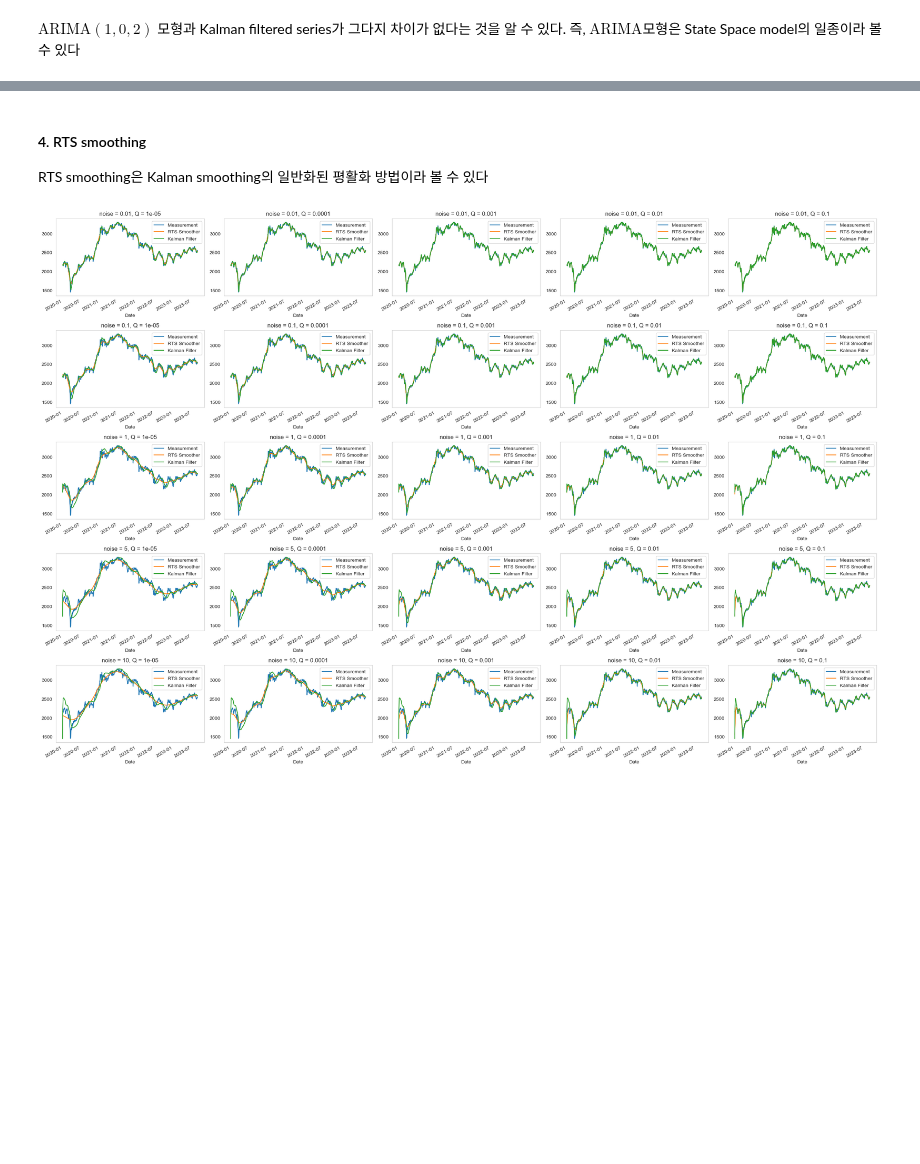
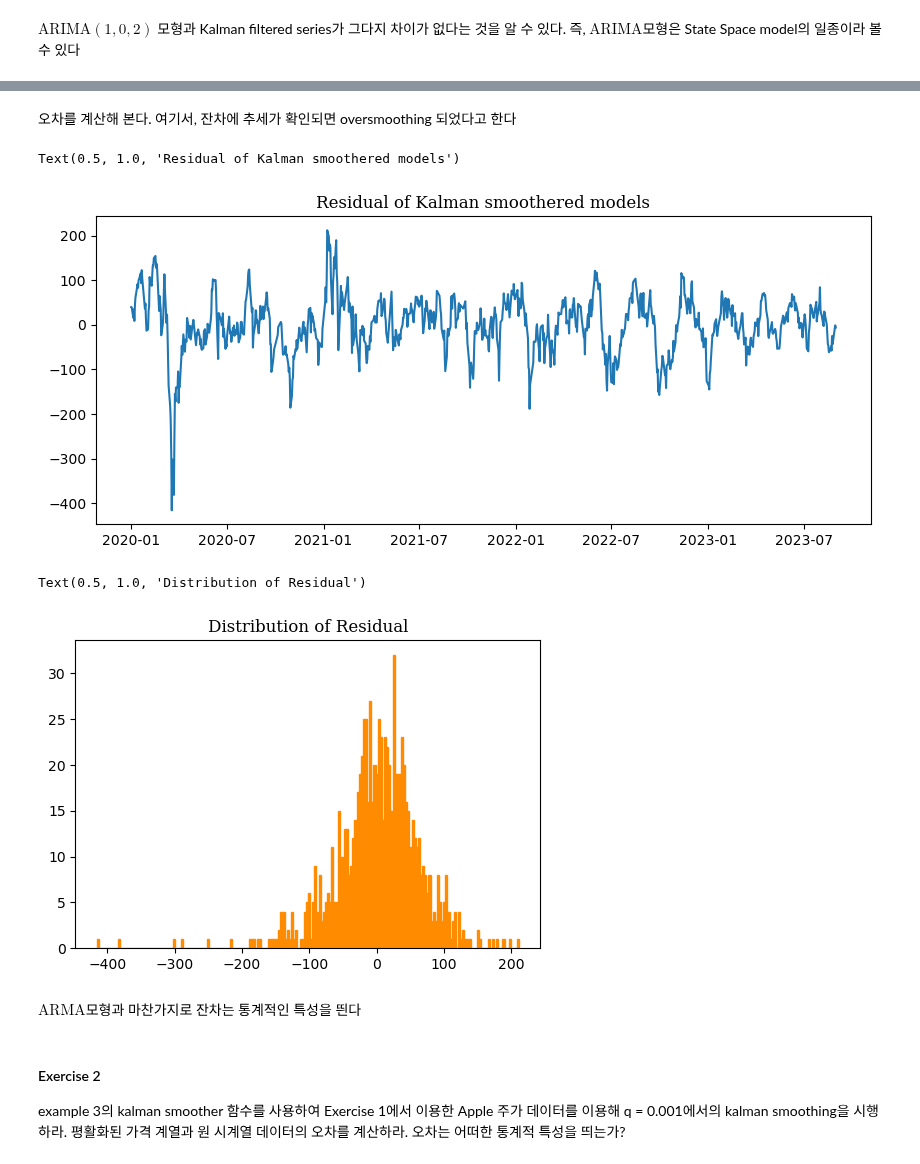
Before and after one commit to Tommylee1013/QUANTIFI, a Jupyter notebook: Week 09/State Space Models.ipynb, the cells around one changed output, grey strips where cells are left out. Saved outputs shown, nothing was run; the diff lists cells and outputs as text; code cells hidden in the pictures; blank space fills up the shorter version.

```diff
--- a/Week 09/State Space Models.ipynb
+++ b/Week 09/State Space Models.ipynb
@@ -360,19 +376,27 @@ plt.show()
-# %% [markdown]
-#### 4. RTS smoothing
-
-RTS smoothing은 Kalman smoothing의 일반화된 평활화 방법이라 볼 수 있다
-# %%
-noise = [0.01, 0.1, 1, 5, 10]
-Q = [0.00001, 0.0001, 0.001, 0.01, 0.1]
-
-fig, axes = plt.subplots(len(noise), len(Q), figsize=(24, 16))
-
-for x, i in enumerate(noise):
-    for y, j in enumerate(Q):
-        result = sas.calculate_rts(kospi, noise = i, Q = j)
-        result.plot(ax = axes[x, y], title = "noise = {}, Q = {}".format(i, j), grid = False)
-
-plt.tight_layout()
-plt.show()
-# %% [output]
-[figure, removed]
+# %% [markdown]
+오차를 계산해 본다. 여기서, 잔차에 추세가 확인되면 oversmoothing 되었다고 한다
+# %%
+residual = pd.DataFrame(kospi).values - kalman_smoothed.values
+residual = pd.DataFrame(residual, index = kospi.index)
+
+plt.figure(figsize = (10, 4))
+plt.plot(residual)
+plt.grid(False)
+plt.title('Residual of Kalman smoothered models', fontsize = 12, fontfamily = 'Serif')
+# %% [output]
+Text(0.5, 1.0, 'Residual of Kalman smoothered models')
+[figure, added]
+# %%
+plt.figure(figsize = (6, 4))
+plt.hist(residual, bins = 200, edgecolor = 'darkorange', color = 'darkorange')
+plt.grid(False)
+plt.title('Distribution of Residual', fontsize = 12, fontfamily = 'Serif')
+# %% [output]
+Text(0.5, 1.0, 'Distribution of Residual')
+[figure, added]
+# %% [markdown]
+$\mathrm{ARMA}$모형과 마찬가지로 잔차는 통계적인 특성을 띈다
+# %% [markdown]
+#### Exercise 2
+
+example 3의 kalman smoother 함수를 사용하여 Exercise 1에서 이용한 Apple 주가 데이터를 이용해 q = 0.001에서의 kalman smoothing을 시행하라. 평활화된 가격 계열과 원 시계열 데이터의 오차를 계산하라. 오차는 어떠한 통계적 특성을 띄는가?
```
Also changed, not shown: parts of 18 cells of this notebook, 4 other files.
